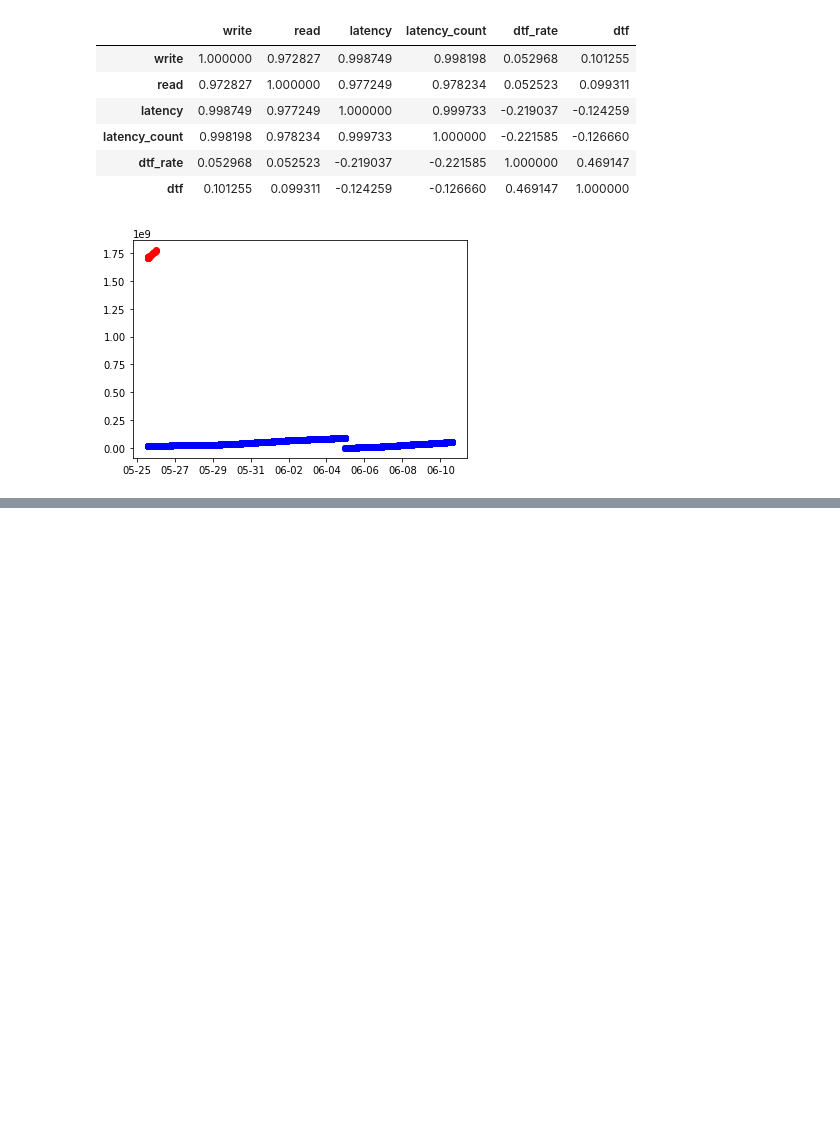
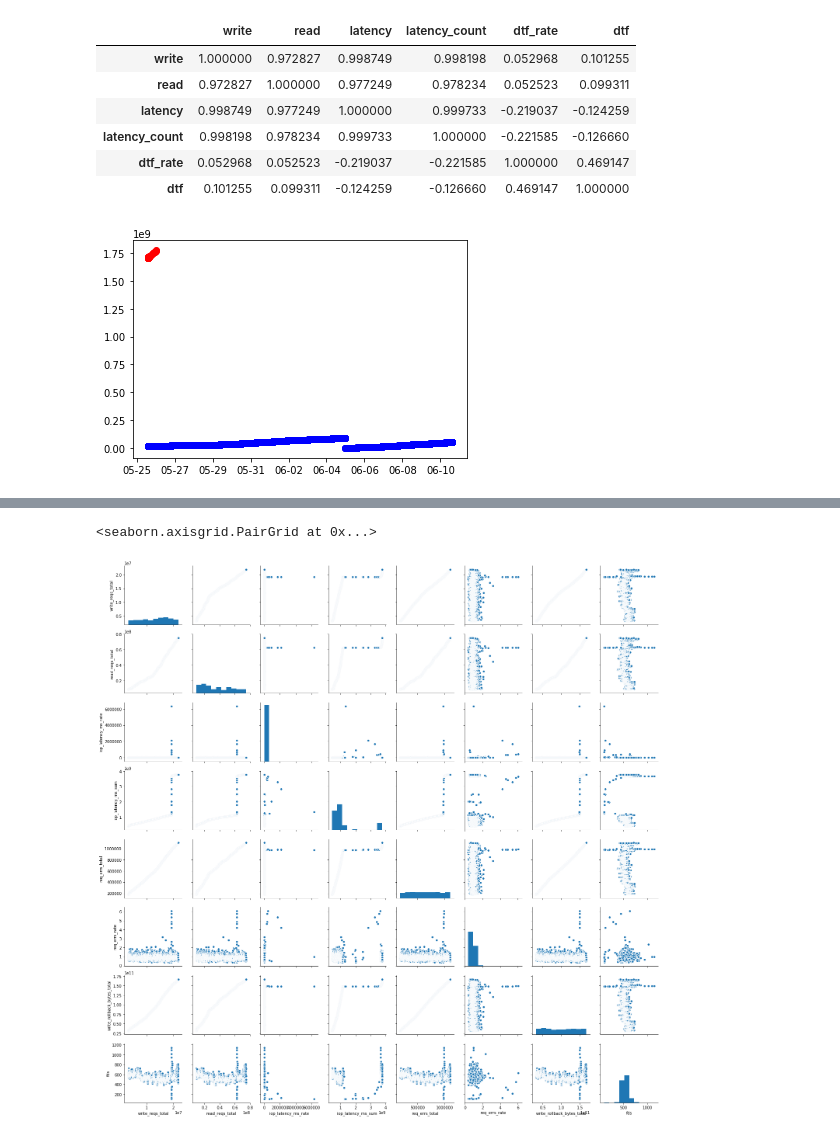
Before and after one commit to TheAviat0r/BC_thesis, a Jupyter notebook: final_thesis.ipynb, the cells around one changed output, grey strips where cells are left out. Drawn from its saved outputs; the diff is of its cells as text; code cells hidden in the pictures; blank space fills up the shorter version.

```diff
--- a/final_thesis.ipynb
+++ b/final_thesis.ipynb
@@ -50,6 +34,13 @@ def extract_dataset(csv_path):
 
     return df, instances
 
+def extract_csv(csv_path):
+    df = pd.read_csv(csv_path)
+    df['time'] = '2018_' + df['time']
+    df['time'] = pd.to_datetime(df['time'], format='%Y_%d_%m_%H:%M')
+
+    return df
+
 write_reqs_df, instances = extract_dataset('final/train_us3/abgw_write_reqs_total.csv')
 read_reqs_df, instances = extract_dataset('final/train_us3/abgw_read_reqs_total.csv')
 latency_df, instances = extract_dataset('final/train_us3/abgw_iop_latency_ms_sum.csv')
@@ -144,0 +221,13 @@ req_df.shape[0]
+# %%
+key_cols = ['write_reqs_total',
+            'read_reqs_total',
+            'iop_latency_ms_rate',
+            'iop_latency_ms_sum',
+            'req_errs_total',
+            'req_errs_rate',
+            'write_rollback_bytes_total',
+            'fds']
+sns.pairplot(example_node[key_cols])
+# %% [output]
+<seaborn.axisgrid.PairGrid at 0x...>
+[figure, added]
```
Also changed, not shown: parts of 13 cells of this notebook, 1 other file.
